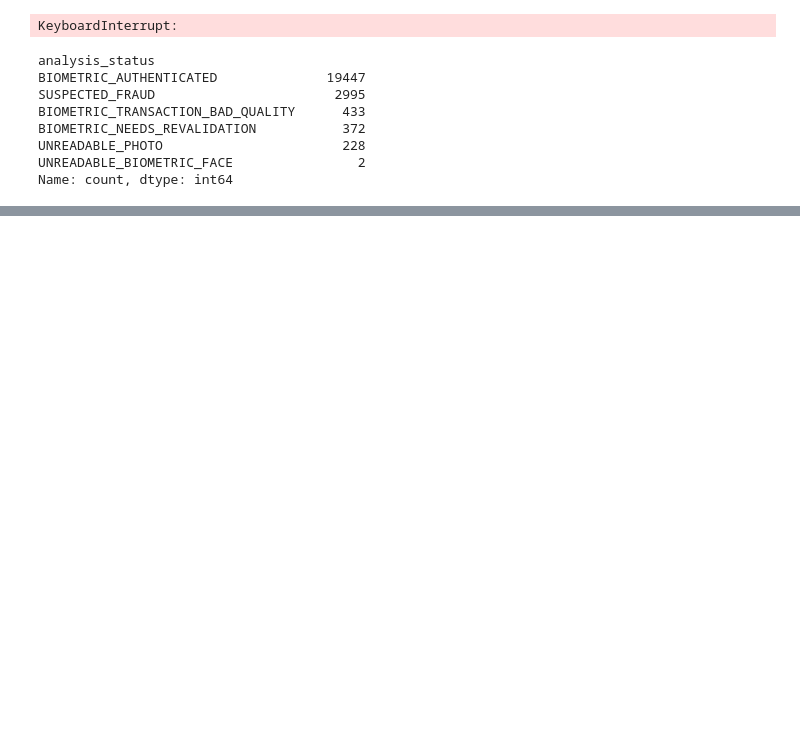
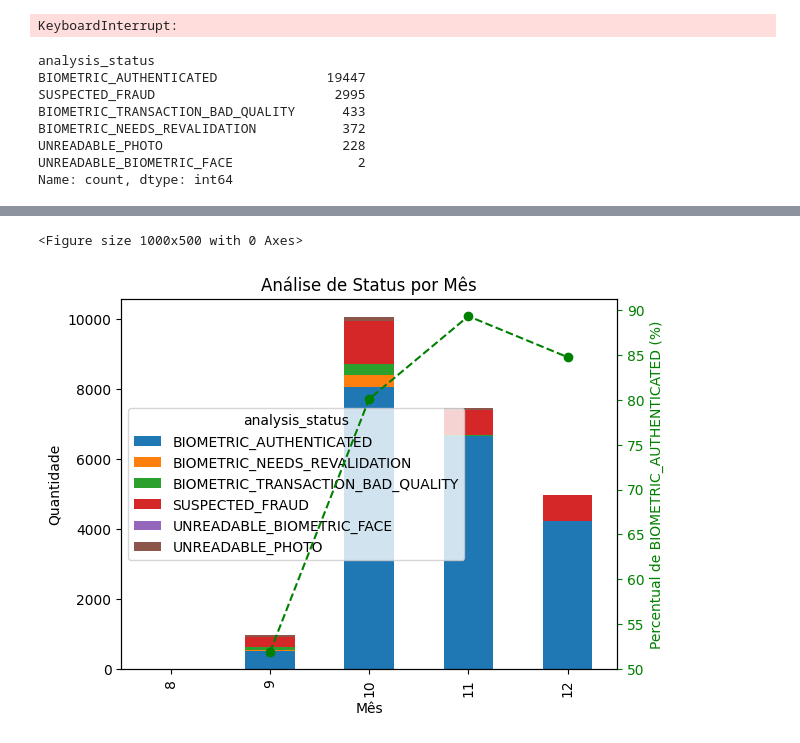
Before and after one commit to joaoVVcassiano/facematch_interno, a Jupyter notebook: notebooks/check_parquet.ipynb, the cells around one changed output, grey strips where cells are left out. Saved outputs shown, nothing was run; the diff lists cells and outputs as text; code cells hidden in the pictures; blank space fills up the shorter version.

```diff
--- a/notebooks/check_parquet.ipynb
+++ b/notebooks/check_parquet.ipynb
@@ -82,0 +70,31 @@ df.head(10)
+# %%
+import matplotlib.pyplot as plt
+
+# Seu código original
+plt.figure(figsize=(10,5))
+ax = df.groupby('month').analysis_status.value_counts().unstack().plot(kind='bar', stacked=True)
+plt.title('Análise de Status por Mês')
+plt.ylabel('Quantidade')
+plt.xlabel('Mês')
+
+# Criando o segundo eixo y
+ax2 = ax.twinx()
+
+# Calculando o percentual de cada status de análise por mês
+status_percentages = df.groupby('month').analysis_status.value_counts(normalize=True).unstack().multiply(100)
+
+# Escolha um status específico para plotar, ou uma média, etc. Aqui está um exemplo:
+# Substitua 'specific_status' pelo status específico que você quer plotar
+specific_status = 'BIOMETRIC_AUTHENTICATED'  # Substitua isso pelo status desejado
+status_percentage = status_percentages[specific_status]
+
+# Plotando o percentual no segundo eixo y
+ax2.plot(ax.get_xticks(), status_percentage, color='green', marker='o', linestyle='dashed')
+ax2.set_ylabel(f'Percentual de {specific_status} (%)', color='green')
+ax2.tick_params(axis='y', colors='green')
+
+# Mostrando o plot
+plt.show()
+# %% [output]
+<Figure size 1000x500 with 0 Axes>
+[figure, added]
```
Also changed, not shown: parts of 4 cells of this notebook, 2 other files.
